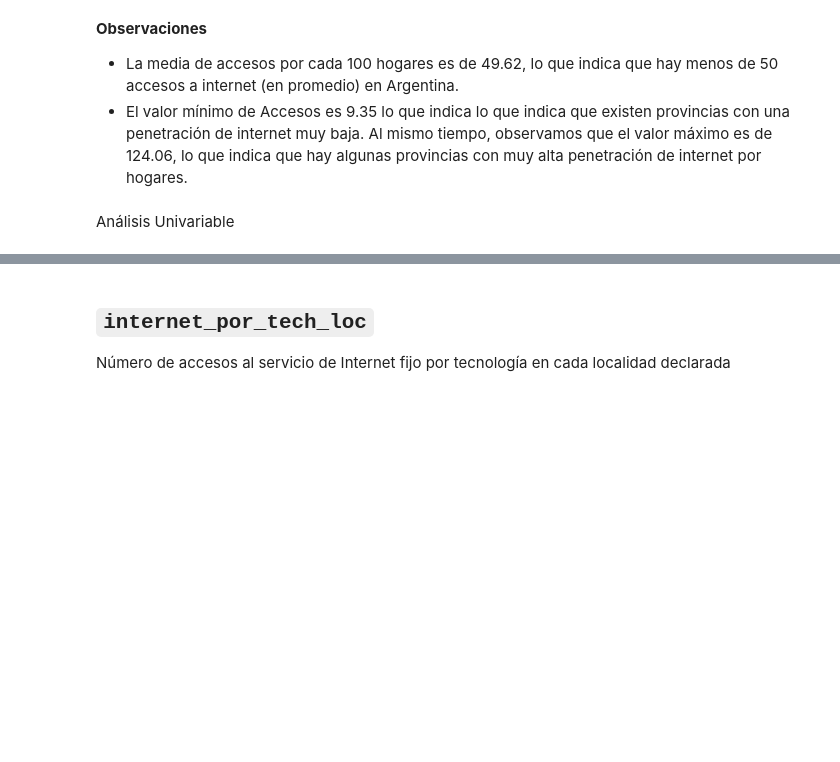
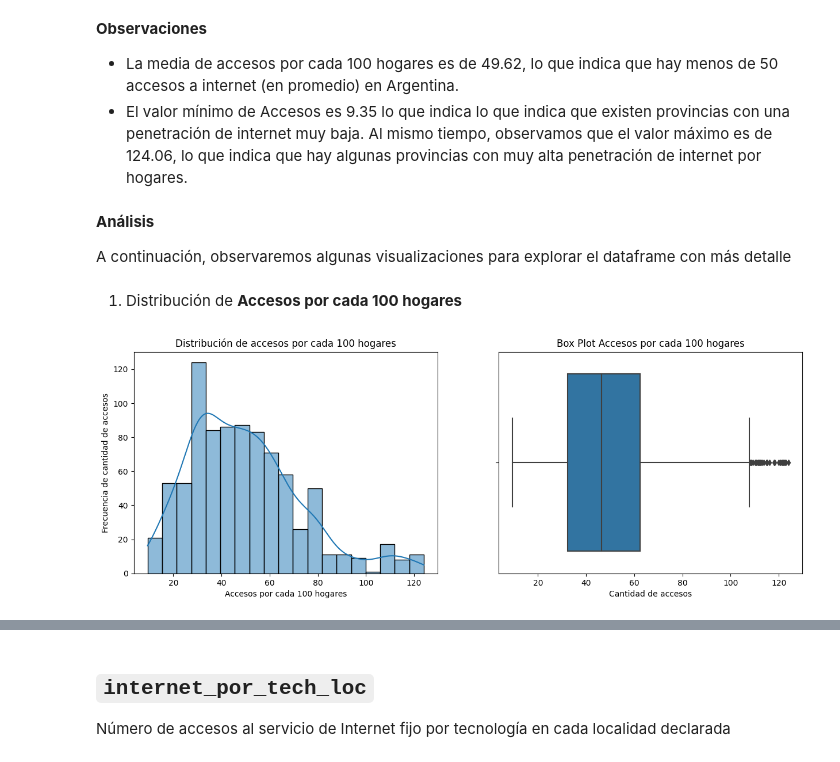
Before and after one commit to PedroLiLL/Telecommunications-Data-Analysis, a Jupyter notebook: EDA.ipynb, the cells around one changed output, grey strips where cells are left out. Cells and saved outputs as stored; diff of their text form; code cells hidden in the pictures; blank space fills up the shorter version.

```diff
--- a/EDA.ipynb
+++ b/EDA.ipynb
@@ -14,7 +14,7 @@ A continuación, cargamos, exploramos y analizamos los datasets proporcionados p
 
 Número de accesos al servicio de Internet fijo por cada 100 hogares por provincia
 # %%
-penetracion_hogar_prov = pd.read_csv('../Telecommunications data analysis/Original datasets/Internet_Penetracion.csv')
+penetracion_hogar_prov = pd.read_csv('../Telecommunications-Data-Analysis/Original datasets/Internet_Penetracion.csv')
 penetracion_hogar_prov
 # %% [output]
 |  | Año | Trimestre | Provincia | Accesos por cada 100 hogares |
@@ -97,5 +97,26 @@ penetracion_hogar_prov.describe()
 
 - La media de accesos por cada 100 hogares es de 49.62, lo que indica que hay menos de 50 accesos a internet (en promedio) en Argentina.
 - El valor mínimo de Accesos es 9.35 lo que indica lo que indica que existen provincias con una penetración de internet muy baja. Al mismo tiempo, observamos que el valor máximo es de 124.06, lo que indica que hay algunas provincias con muy alta penetración de internet por hogares.
-# %% [markdown]
-Análisis Univariable
+# %% [markdown]
+**Análisis**
+
+A continuación, observaremos algunas visualizaciones para explorar el dataframe con más detalle
+# %% [markdown]
+1. Distribución de **Accesos por cada 100 hogares**
+# %%
+fig, (ax1,ax2) = plt.subplots(ncols=2, figsize=(15, 5))
+
+# Histograma
+sns.histplot(x=penetracion_hogar_prov['Accesos por cada 100 hogares'], kde=True, ax=ax1)
+ax1.set_title('Distribución de accesos por cada 100 hogares')
+ax1.set_ylabel('Frecuencia de cantidad de accesos')
+ax1.set_xlabel('Accesos por cada 100 hogares')
+
+#box plot de los accesos por cada 100 hogares
+sns.boxplot(x=penetracion_hogar_prov['Accesos por cada 100 hogares'], ax=ax2)
+ax2.set_title('Box Plot Accesos por cada 100 hogares')
+ax2.set_xlabel('Cantidad de accesos')
+
+plt.show()
+# %% [output]
+[figure, added]
```
Also changed, not shown: parts of 16 cells of this notebook.
